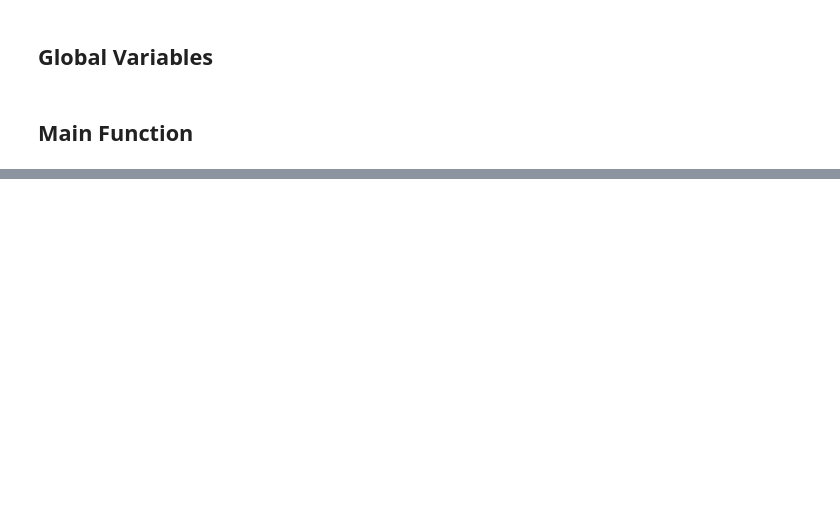
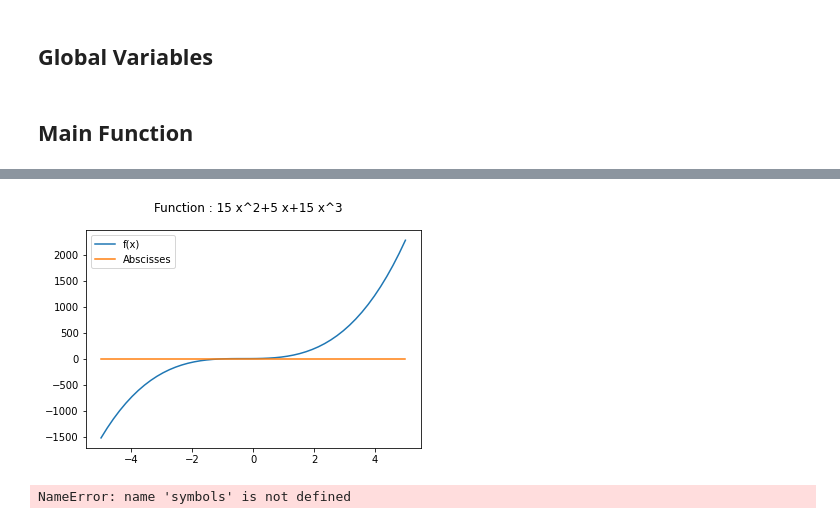
Before and after one commit to AlexPoiron/FirstModel, a Jupyter notebook: Main.ipynb, the cells around one changed output, grey strips where cells are left out. Saved outputs shown, nothing was run; the diff lists cells and outputs as text; code cells hidden in the pictures; blank space fills up the shorter version.

```diff
--- a/Main.ipynb
+++ b/Main.ipynb
@@ -78,0 +99,20 @@ The solution is : x = 2.2055693
+# %%
+fig, ax = plt.subplots()
+x_ = np.linspace(-5, 5)
+y = 15*x_**(2) + 5*x_+ 15*x_**(3)
+zero = 0*x_
+ax.plot(x_, y, label ='f(x)')
+ax.plot(x_, zero, label = 'Abscisses')
+plt.legend()
+fig.suptitle('Function : 15 x^2+5 x+15 x^3')
+plt.show()
+
+import sympy as sp
+x = symbols("x")
+expr = cos(x)
+vec = [expr - x**3]
+res = FirstModel(vec, 1, 3)
+print(res)
+# %% [output]
+[figure, added]
+NameError: name 'symbols' is not defined
```
Also changed, not shown: parts of 6 cells of this notebook.
